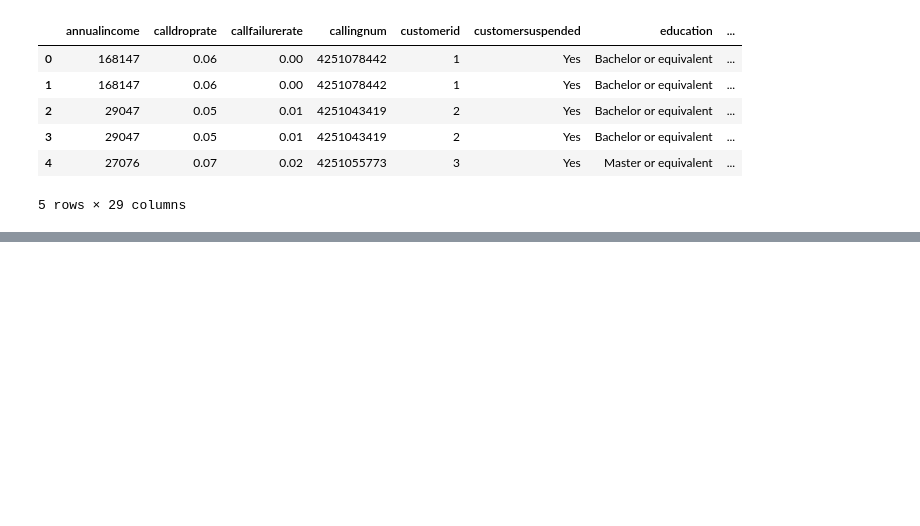
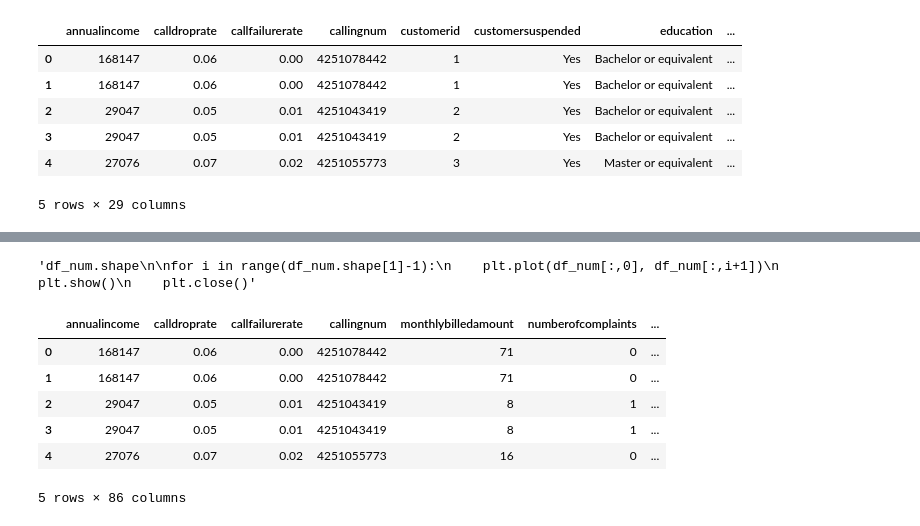
Before and after one commit to krisbock/AMLSamples, a Jupyter notebook: Customer_churn/data processing.ipynb, the cells around one changed output, grey strips where cells are left out. Cells and saved outputs as stored; diff of their text form; code cells hidden in the pictures; blank space fills up the shorter version.

```diff
--- a/Customer_churn/data processing.ipynb
+++ b/Customer_churn/data processing.ipynb
@@ -100,0 +106,21 @@ array([[0.67261774, 0.85714286, 0.        , 0.99999471, 0.        ,
+# %%
+df_num = df.select_dtypes(include=['float64','int64'])
+df_num.head()
+'''df_num.shape
+
+for i in range(df_num.shape[1]-1):
+    plt.plot(df_num[:,0], df_num[:,i+1])
+    plt.show()
+    plt.close()'''
+# %% [output]
+'df_num.shape\n\nfor i in range(df_num.shape[1]-1):\n    plt.plot(df_num[:,0], df_num[:,i+1])\n    plt.show()\n    plt.close()'
+# %%
+df.loc[:, ~df.columns.isin(['churn'])].head()
+# %% [output]
+|  | annualincome | calldroprate | callfailurerate | callingnum | monthlybilledamount | numberofcomplaints | ... |
+| 0 | 168147 | 0.06 | 0.00 | 4251078442 | 71 | 0 | ... |
+| 1 | 168147 | 0.06 | 0.00 | 4251078442 | 71 | 0 | ... |
+| 2 | 29047 | 0.05 | 0.01 | 4251043419 | 8 | 1 | ... |
+| 3 | 29047 | 0.05 | 0.01 | 4251043419 | 8 | 1 | ... |
+| 4 | 27076 | 0.07 | 0.02 | 4251055773 | 16 | 0 | ... |
+5 rows × 86 columns
```
Also changed, not shown: parts of 7 cells of this notebook, 4 other files.
